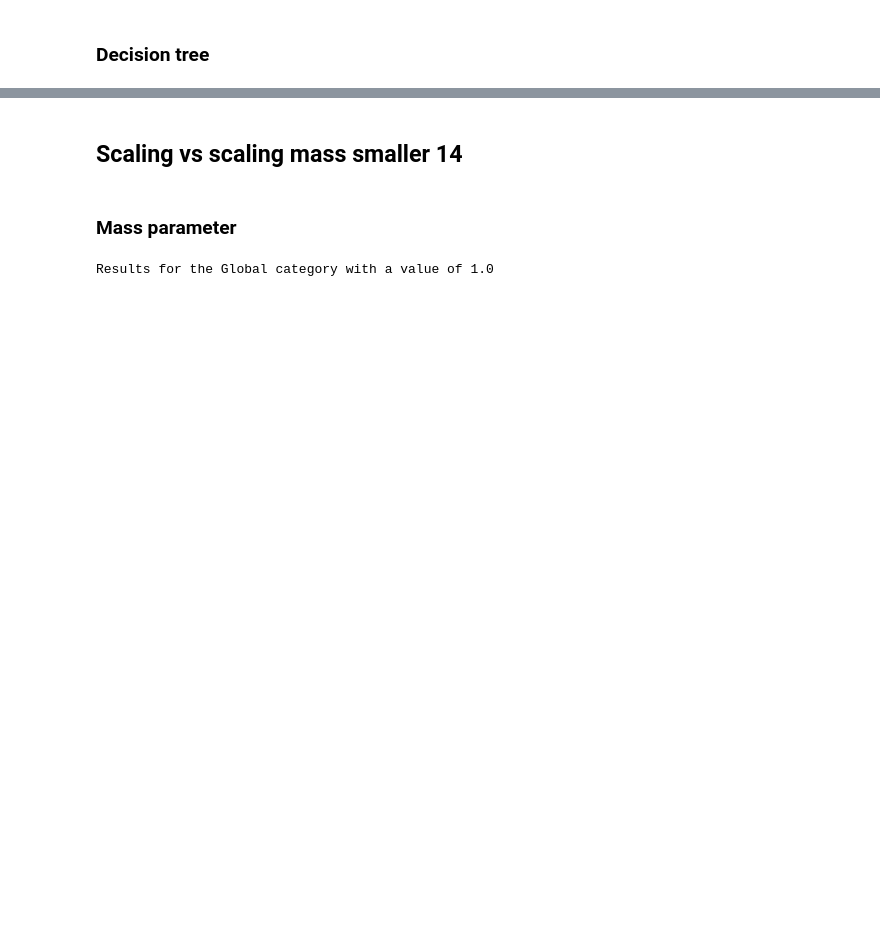
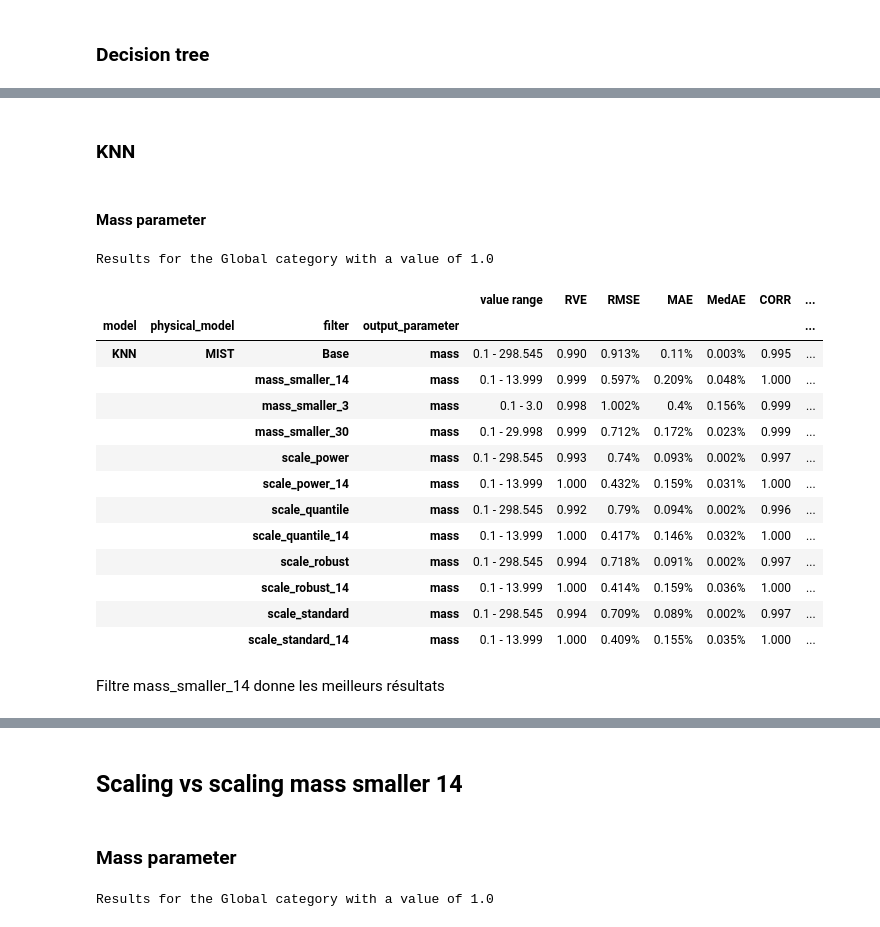
Before and after one commit to anpirott/thesis, a Jupyter notebook: notebooks/ML/method_ML/Model_A_partial/default_models/MIST/compare_model_results.ipynb, the cells around one changed output, grey strips where cells are left out. Cells and saved outputs as stored; diff of their text form; code cells hidden in the pictures; blank space fills up the shorter version.

```diff
--- a/notebooks/ML/method_ML/Model_A_partial/default_models/MIST/compare_model_results.ipynb
+++ b/notebooks/ML/method_ML/Model_A_partial/default_models/MIST/compare_model_results.ipynb
@@ -213,0 +326,29 @@ Filtre mass_smaller_14 donne les meilleurs résultats
+# %% [markdown]
+### KNN
+# %% [markdown]
+#### Mass parameter
+# %%
+compare_metrics(path, value_rounding=3, relative_values=True,
+                output_parameters=["mass"],
+                physical_models=["MIST"],
+                model_names=["KNN"],
+                categories=["Global"]
+                )
+# %% [output]
+Results for the Global category with a value of 1.0
+|  |  |  |  | value range | RVE | RMSE | MAE | MedAE | CORR | ... |
+| model | physical_model | filter | output_parameter |  |  |  |  |  |  | ... |
+| KNN | MIST | Base | mass | 0.1 - 298.545 | 0.990 | 0.913% | 0.11% | 0.003% | 0.995 | ... |
+|  |  | mass_smaller_14 | mass | 0.1 - 13.999 | 0.999 | 0.597% | 0.209% | 0.048% | 1.000 | ... |
+|  |  | mass_smaller_3 | mass | 0.1 - 3.0 | 0.998 | 1.002% | 0.4% | 0.156% | 0.999 | ... |
+|  |  | mass_smaller_30 | mass | 0.1 - 29.998 | 0.999 | 0.712% | 0.172% | 0.023% | 0.999 | ... |
+|  |  | scale_power | mass | 0.1 - 298.545 | 0.993 | 0.74% | 0.093% | 0.002% | 0.997 | ... |
+|  |  | scale_power_14 | mass | 0.1 - 13.999 | 1.000 | 0.432% | 0.159% | 0.031% | 1.000 | ... |
+|  |  | scale_quantile | mass | 0.1 - 298.545 | 0.992 | 0.79% | 0.094% | 0.002% | 0.996 | ... |
+|  |  | scale_quantile_14 | mass | 0.1 - 13.999 | 1.000 | 0.417% | 0.146% | 0.032% | 1.000 | ... |
+|  |  | scale_robust | mass | 0.1 - 298.545 | 0.994 | 0.718% | 0.091% | 0.002% | 0.997 | ... |
+|  |  | scale_robust_14 | mass | 0.1 - 13.999 | 1.000 | 0.414% | 0.159% | 0.036% | 1.000 | ... |
+|  |  | scale_standard | mass | 0.1 - 298.545 | 0.994 | 0.709% | 0.089% | 0.002% | 0.997 | ... |
+|  |  | scale_standard_14 | mass | 0.1 - 13.999 | 1.000 | 0.409% | 0.155% | 0.035% | 1.000 | ... |
+# %% [markdown]
+Filtre mass_smaller_14 donne les meilleurs résultats
```
Also changed, not shown: parts of 70 cells of this notebook, 34 other files.
